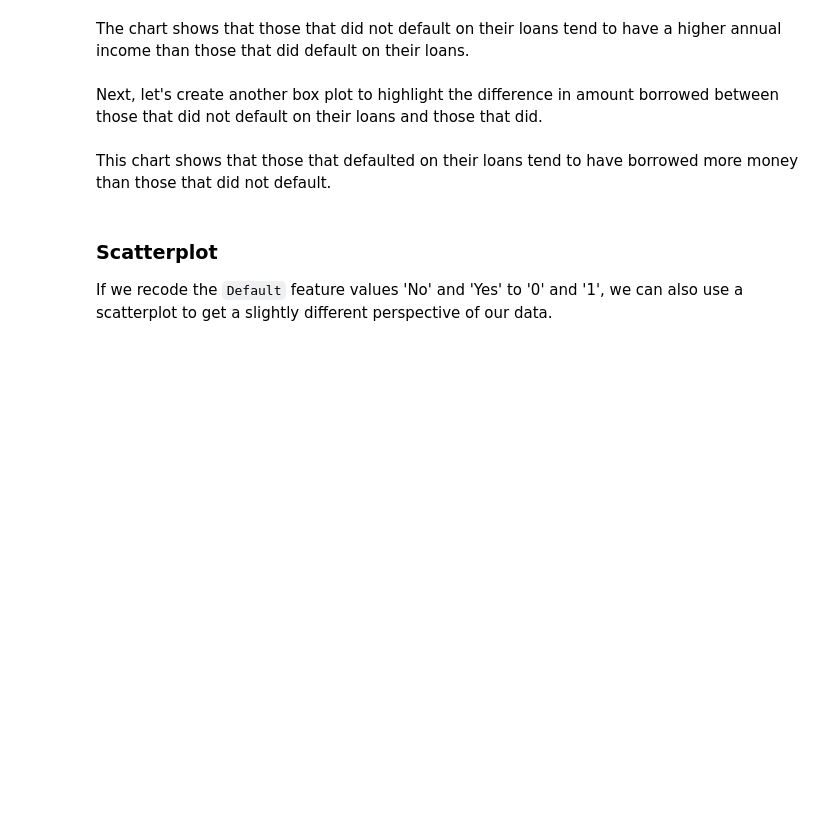
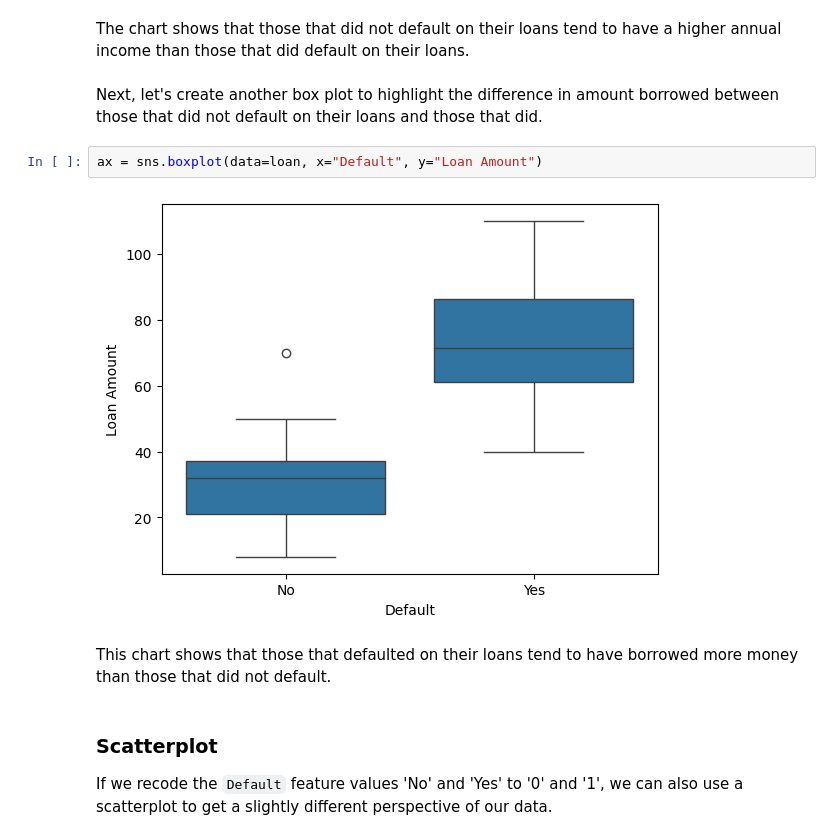
Before and after one commit to pandapower/machine-learning-with-python-logistic-regression-3211129, a Jupyter notebook: src/03b.ipynb, the cells around one changed output. Saved outputs shown, nothing was run; the diff lists cells and outputs as text; blank space fills up the shorter version.

```diff
--- a/src/03b.ipynb
+++ b/src/03b.ipynb
@@ -88,6 +92,10 @@ Let's start by creating a boxplot that highlights the difference in annual incom
 The chart shows that those that did not default on their loans tend to have a higher annual income than those that did default on their loans.
 # %% [markdown]
 Next, let's create another box plot to highlight the difference in amount borrowed between those that did not default on their loans and those that did.
+# %%
+ax = sns.boxplot(data=loan, x="Default", y="Loan Amount")
+# %% [output]
+[figure, added]
 # %% [markdown]
 This chart shows that those that defaulted on their loans tend to have borrowed more money than those that did not default.
 # %% [markdown]
```
Also changed, not shown: parts of 3 cells of this notebook.
